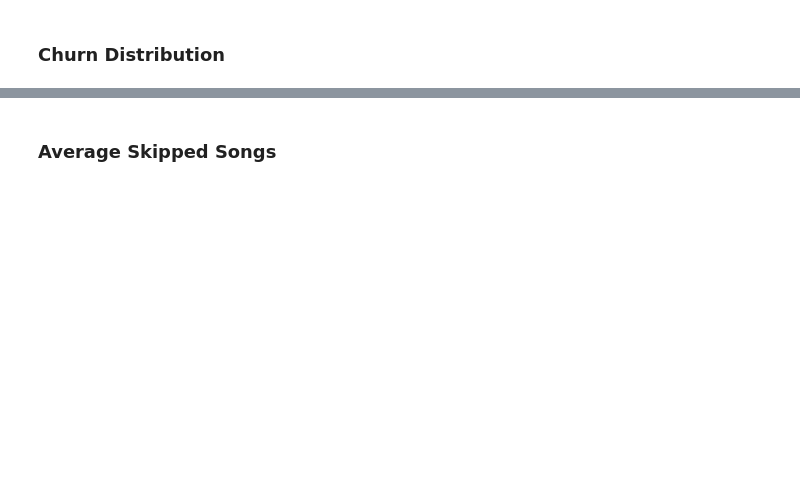
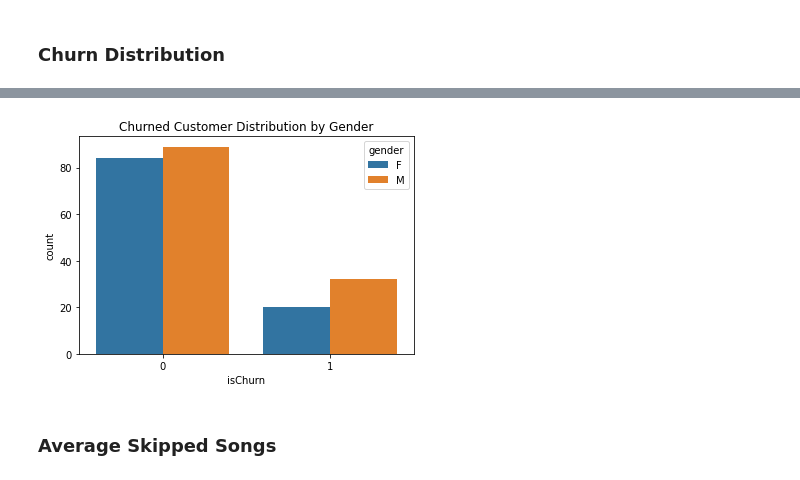
Before and after one commit to ShreeraamGit/Sparkify_customer_churn_project, a Jupyter notebook: sparkly_churn_project.ipynb, the cells around one changed output, grey strips where cells are left out. Saved outputs shown, nothing was run; the diff lists cells and outputs as text; code cells hidden in the pictures; blank space fills up the shorter version.

```diff
--- a/sparkly_churn_project.ipynb
+++ b/sparkly_churn_project.ipynb
@@ -367,3 +391,8 @@ plt.title('Churned Customer Distribution');
+# %%
+sns.barplot('isChurn', 'count', hue = 'gender', data= gender_dist)
+plt.title('Churned Customer Distribution by Gender');
+# %% [output]
+[figure, added]
 # %% [markdown]
 ### Average Skipped Songs
 # %%
```
Also changed, not shown: parts of 29 cells of this notebook.
